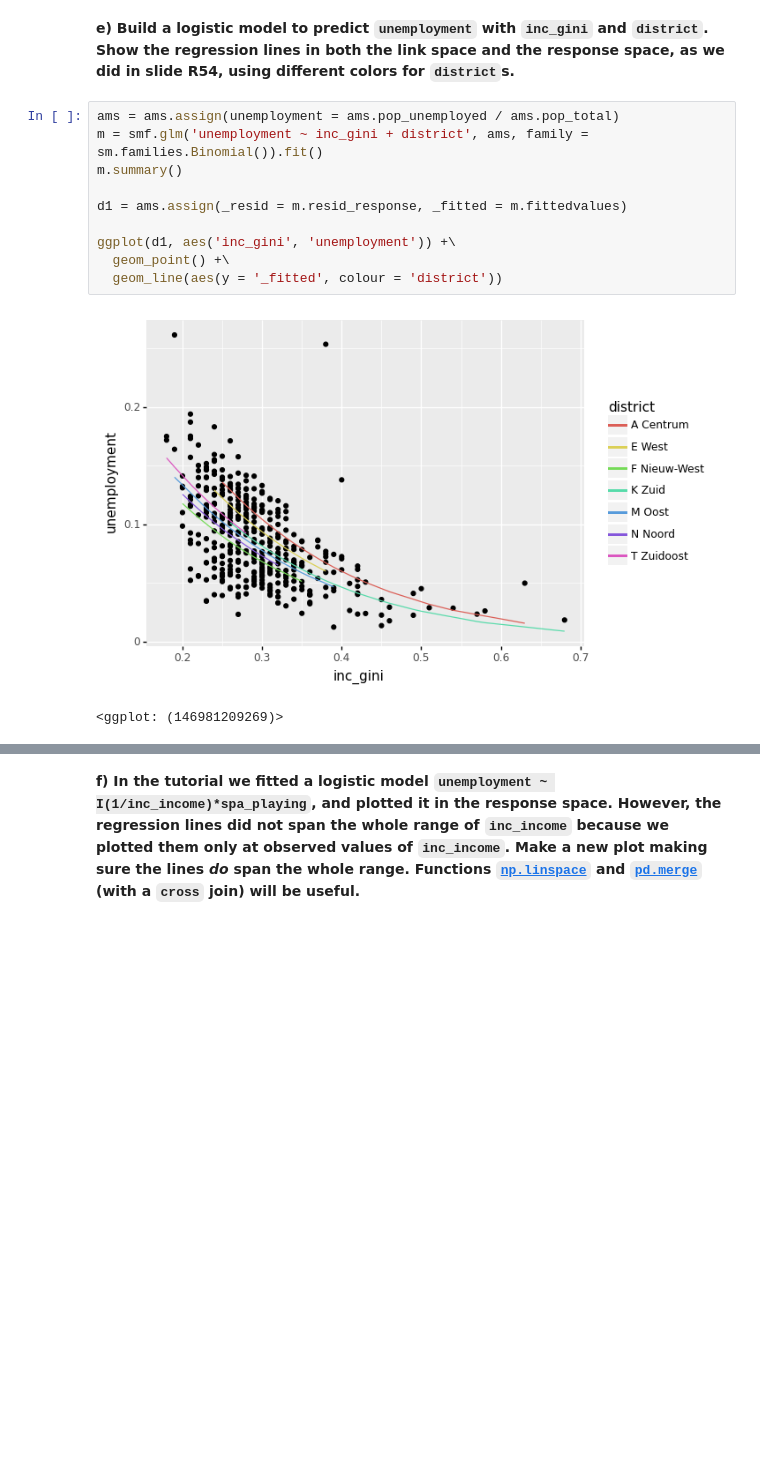
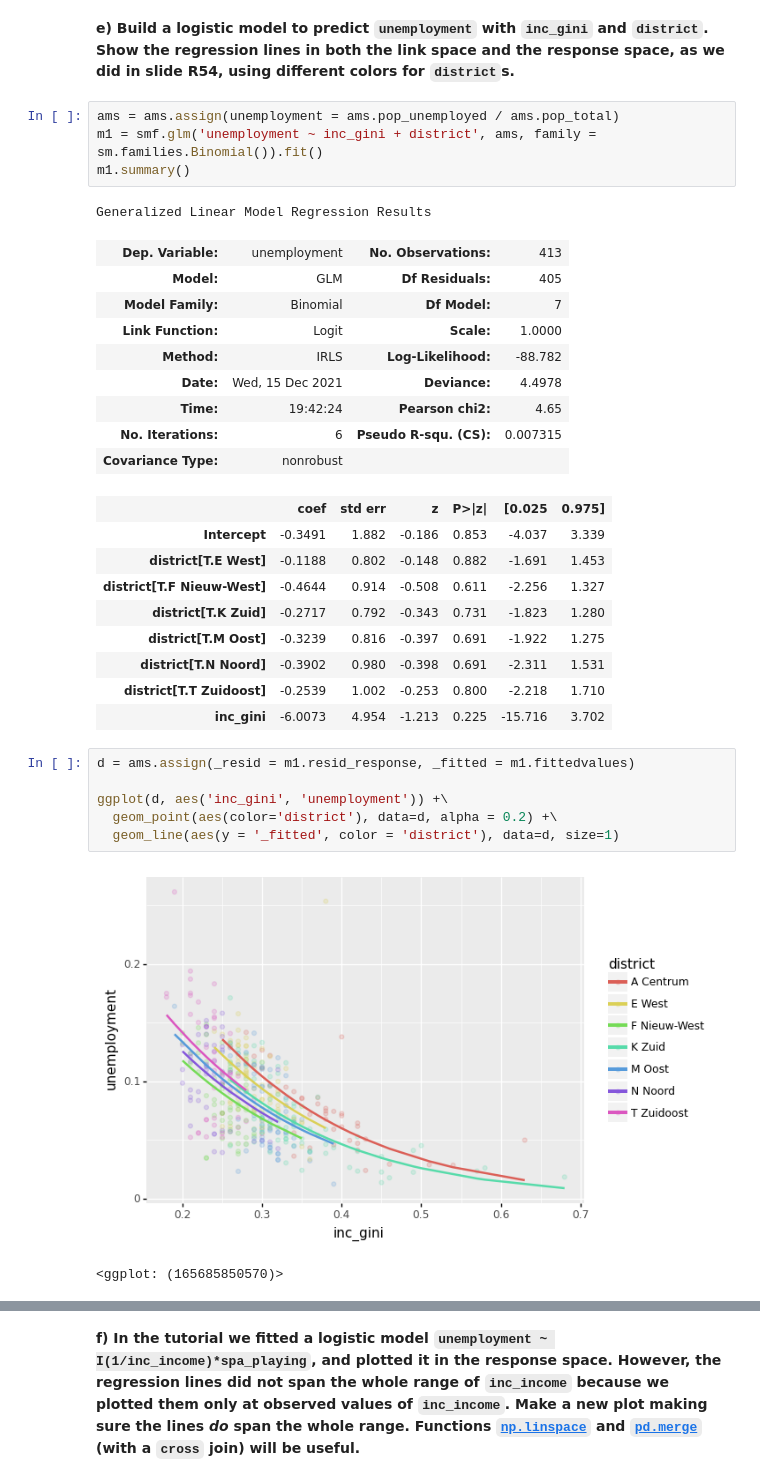
Before and after one commit to Gogonemnem/tu-delft-assignments, a Jupyter notebook: assignment4/regression.exercises_b.ipynb, the cells around one changed output, grey strips where cells are left out. Drawn from its saved outputs; the diff is of its cells as text; blank space fills up the shorter version.

```diff
--- a/assignment4/regression.exercises_b.ipynb
+++ b/assignment4/regression.exercises_b.ipynb
@@ -154,15 +154,35 @@ Notes:
 **e) Build a logistic model to predict `unemployment` with `inc_gini` and `district`. Show the regression lines in both the link space and the response space, as we did in slide R54, using different colors for `district`s.**
 # %%
 ams = ams.assign(unemployment = ams.pop_unemployed / ams.pop_total)
-m = smf.glm('unemployment ~ inc_gini + district', ams, family = sm.families.Binomial()).fit()
-m.summary()
-
-d1 = ams.assign(_resid = m.resid_response, _fitted = m.fittedvalues)
-
-ggplot(d1, aes('inc_gini', 'unemployment')) +\
-  geom_point() +\
-  geom_line(aes(y = '_fitted', colour = 'district'))
+m1 = smf.glm('unemployment ~ inc_gini + district', ams, family = sm.families.Binomial()).fit()
+m1.summary()
 # %% [output]
-[figure, removed]
-<ggplot: (146981209269)>
+Generalized Linear Model Regression Results
+| Dep. Variable: | unemployment | No. Observations: | 413 |
+| Model: | GLM | Df Residuals: | 405 |
+| Model Family: | Binomial | Df Model: | 7 |
+| Link Function: | Logit | Scale: | 1.0000 |
+| Method: | IRLS | Log-Likelihood: | -88.782 |
+| Date: | Wed, 15 Dec 2021 | Deviance: | 4.4978 |
+| Time: | 19:42:24 | Pearson chi2: | 4.65 |
+| No. Iterations: | 6 | Pseudo R-squ. (CS): | 0.007315 |
+| Covariance Type: | nonrobust |  |  |
+|  | coef | std err | z | P>|z| | [0.025 | 0.975] |
+| Intercept | -0.3491 | 1.882 | -0.186 | 0.853 | -4.037 | 3.339 |
+| district[T.E West] | -0.1188 | 0.802 | -0.148 | 0.882 | -1.691 | 1.453 |
+| district[T.F Nieuw-West] | -0.4644 | 0.914 | -0.508 | 0.611 | -2.256 | 1.327 |
+| district[T.K Zuid] | -0.2717 | 0.792 | -0.343 | 0.731 | -1.823 | 1.280 |
+| district[T.M Oost] | -0.3239 | 0.816 | -0.397 | 0.691 | -1.922 | 1.275 |
+| district[T.N Noord] | -0.3902 | 0.980 | -0.398 | 0.691 | -2.311 | 1.531 |
+| district[T.T Zuidoost] | -0.2539 | 1.002 | -0.253 | 0.800 | -2.218 | 1.710 |
+| inc_gini | -6.0073 | 4.954 | -1.213 | 0.225 | -15.716 | 3.702 |
+# %%
+d = ams.assign(_resid = m1.resid_response, _fitted = m1.fittedvalues)
+
+ggplot(d, aes('inc_gini', 'unemployment')) +\
+  geom_point(aes(color='district'), data=d, alpha = 0.2) +\
+  geom_line(aes(y = '_fitted', color = 'district'), data=d, size=1)
+# %% [output]
+[figure, added]
+<ggplot: (165685850570)>
 # %%
```
Also changed, not shown: parts of 14 cells of this notebook.
